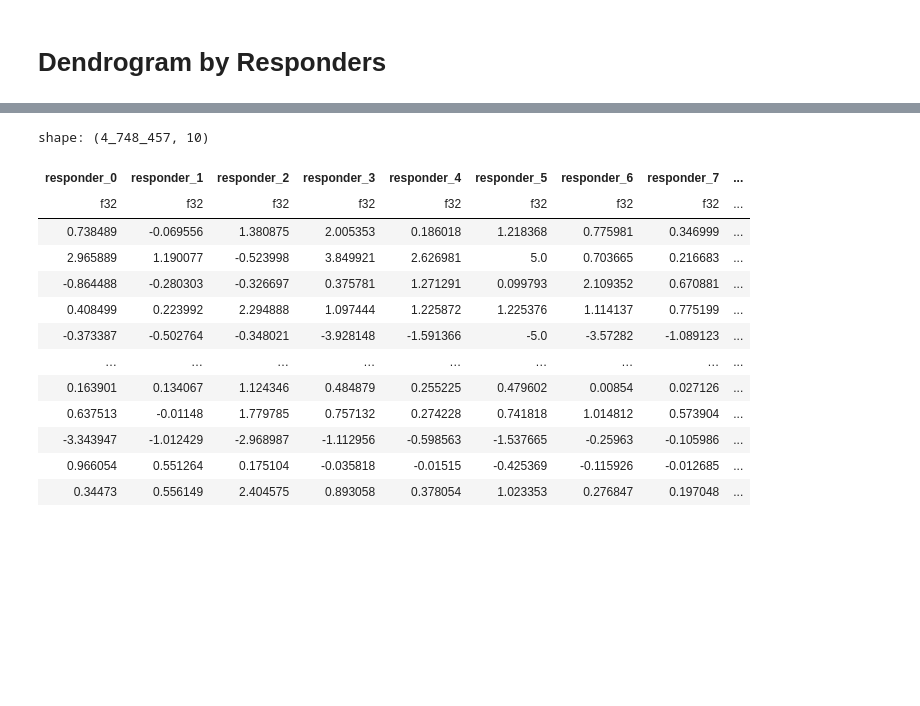
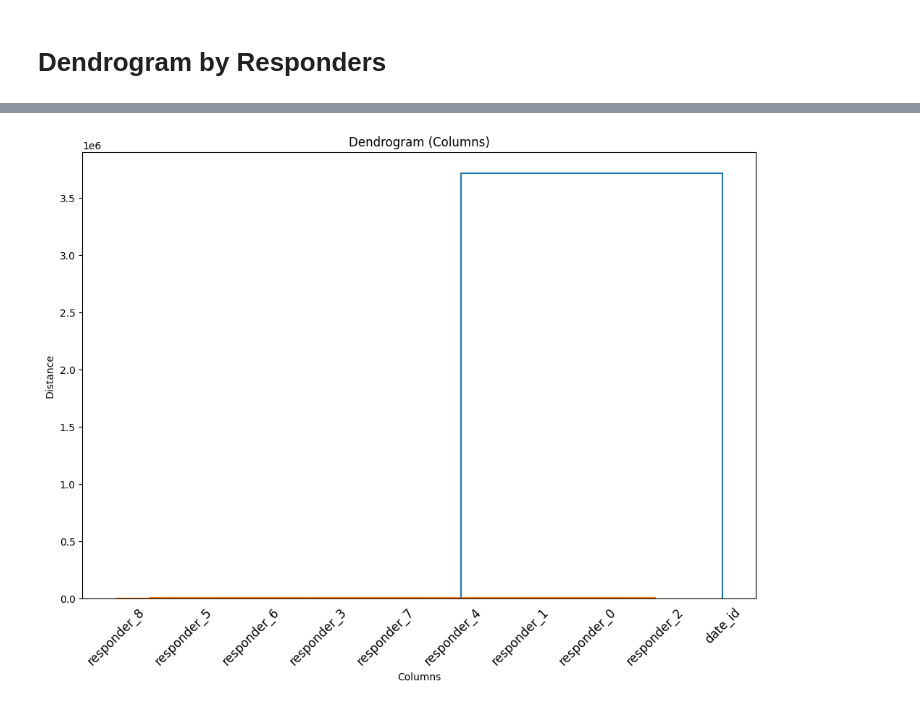
Before and after one commit to shs1018/iM_DiGital_Banker_academy, a Jupyter notebook: projects/iMBank_pj3/TS_EDA.ipynb, the cells around one changed output, grey strips where cells are left out. Cells and saved outputs as stored; diff of their text form; code cells hidden in the pictures; blank space fills up the shorter version.

```diff
--- a/projects/iMBank_pj3/TS_EDA.ipynb
+++ b/projects/iMBank_pj3/TS_EDA.ipynb
@@ -257,8 +220,8 @@ def sample_df_small(df):
 # define early_model and late_model
 
 df_early_model = read_data(2)
-#df_mid_model = read_data(6, num_s = 4)
-#df_late_model = read_data(10, num_s = 8)
+df_mid_model = read_data(6, num_s = 4)
+df_late_model = read_data(10, num_s = 8)
 # %%
 # make date and resp datasets
 
@@ -274,17 +241,4 @@ plot_dendrogram(date_and_resp(df_early_model))
-# %%
-date_and_resp(df_early_model)
-# %% [output]
-shape: (4_748_457, 10)
-| responder_0 | responder_1 | responder_2 | responder_3 | responder_4 | responder_5 | responder_6 | responder_7 | ... |
-| f32 | f32 | f32 | f32 | f32 | f32 | f32 | f32 | ... |
-| 0.738489 | -0.069556 | 1.380875 | 2.005353 | 0.186018 | 1.218368 | 0.775981 | 0.346999 | ... |
-| 2.965889 | 1.190077 | -0.523998 | 3.849921 | 2.626981 | 5.0 | 0.703665 | 0.216683 | ... |
-| -0.864488 | -0.280303 | -0.326697 | 0.375781 | 1.271291 | 0.099793 | 2.109352 | 0.670881 | ... |
-| 0.408499 | 0.223992 | 2.294888 | 1.097444 | 1.225872 | 1.225376 | 1.114137 | 0.775199 | ... |
-| -0.373387 | -0.502764 | -0.348021 | -3.928148 | -1.591366 | -5.0 | -3.57282 | -1.089123 | ... |
-| … | … | … | … | … | … | … | … | ... |
-| 0.163901 | 0.134067 | 1.124346 | 0.484879 | 0.255225 | 0.479602 | 0.00854 | 0.027126 | ... |
-| 0.637513 | -0.01148 | 1.779785 | 0.757132 | 0.274228 | 0.741818 | 1.014812 | 0.573904 | ... |
-| -3.343947 | -1.012429 | -2.968987 | -1.112956 | -0.598563 | -1.537665 | -0.25963 | -0.105986 | ... |
-| 0.966054 | 0.551264 | 0.175104 | -0.035818 | -0.01515 | -0.425369 | -0.115926 | -0.012685 | ... |
-| 0.34473 | 0.556149 | 2.404575 | 0.893058 | 0.378054 | 1.023353 | 0.276847 | 0.197048 | ... |
+# %%
+plot_dendrogram(date_and_resp(df_mid_model), popcol='date_id')
+# %% [output]
+[figure, added]
```
Also changed, not shown: parts of 23 cells of this notebook, 51 other files.
